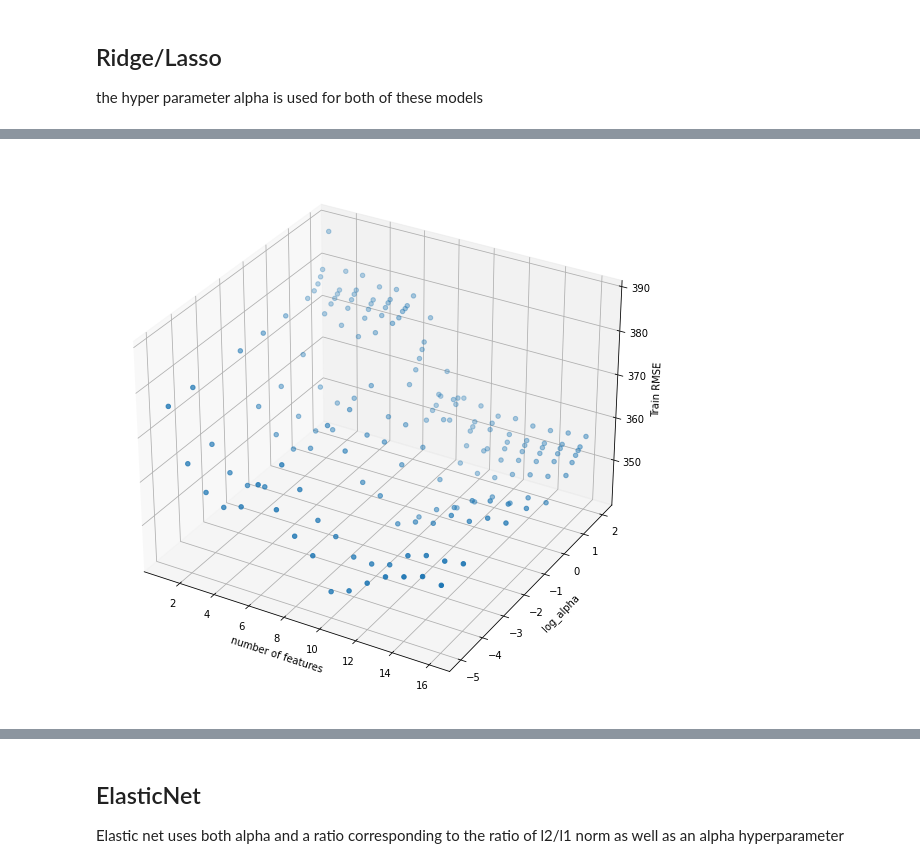
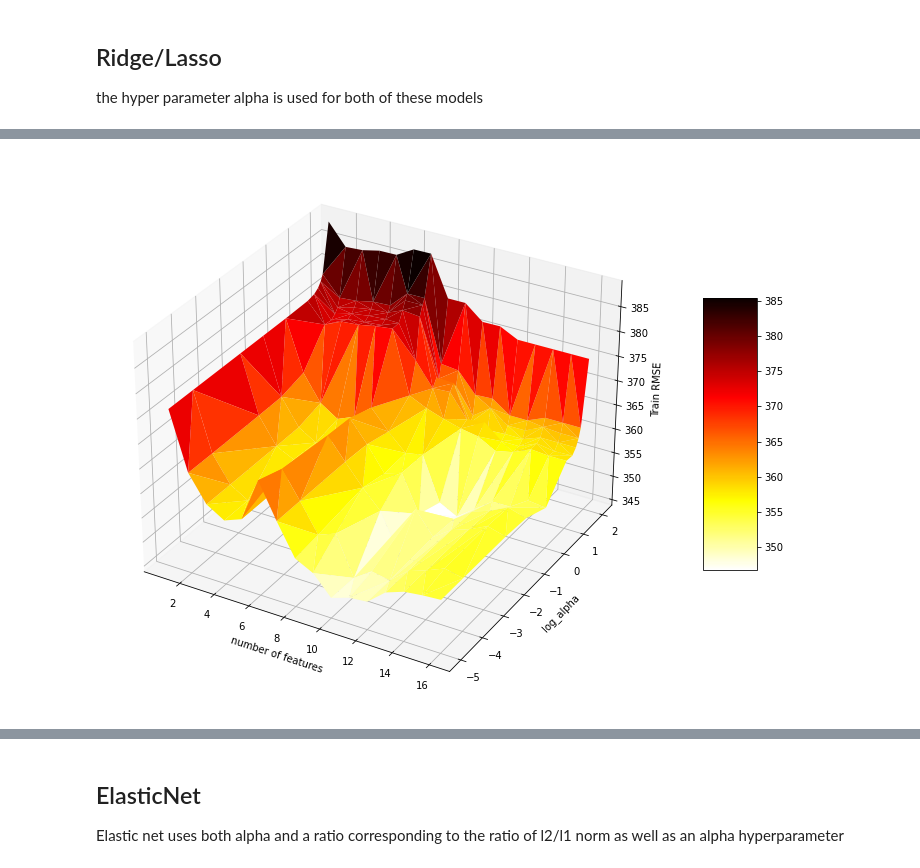
Before and after one commit to RaphaelBouvet/stats_3, a Jupyter notebook: Notebooks/03-CrossValidation&Regularisation.ipynb, the cells around one changed output, grey strips where cells are left out. Drawn from its saved outputs; the diff is of its cells as text; code cells hidden in the pictures.

```diff
--- a/Notebooks/03-CrossValidation&Regularisation.ipynb
+++ b/Notebooks/03-CrossValidation&Regularisation.ipynb
@@ -867,2 +841,0 @@ top20.plot(x='rank_test_score',y='RMSE_train')
-# %%
-best_pipe.fit(baseball_test,salary_test)
@@ -893,5 +873,5 @@ def fitmodel(grid_search,X_train,X_test,y_train,y_test):
 # %%
-baseball_train, baseball_test, salary_train, salary_test = train_test_split(baseball_std,salary,random_state=2708)
+baseball_train, baseball_test, salary_train, salary_test = train_test_split(baseball_dp,salary,random_state=2708)
 # %%
 scaler = StandardScaler()
 selector = SelectKBest(mutual_info_regression,k='all')
@@ -992,0 +985,14 @@ Name: param_model__alpha, Length: 176, dtype: float64
+# %%
+my_cmap = plt.get_cmap('hot_r')
+
+fig = plt.figure(figsize=(20,10))
+ax = plt.axes(projection='3d')
+trisurf = ax.plot_trisurf(
+    results.param_selector__k,
+    np.log10(results.param_model__alpha.astype(float)),
+    results.RMSE_train,
+cmap=my_cmap)
+ax.set_xlabel('number of features')
+ax.set_ylabel('log_alpha')
+ax.set_zlabel('Train RMSE');
+fig.colorbar(trisurf, ax = ax, shrink = 0.5, aspect = 5);
@@ -992,0 +1020,12 @@ Name: param_model__alpha, Length: 176, dtype: float64
+# %%
+model_3 = Lasso(max_iter=10000)
+
+param = {'selector__k':[i for i in range(1,17)],
+        'model__alpha':alp}
+
+pipe = Pipeline(steps=[("scaler", scaler),
+                       ("selector", selector),
+                       ("model", model_3)])
+
+grid_search = GridSearchCV(pipe,param,cv=10,scoring='neg_mean_squared_error')
+results,best_pipe = fitmodel(grid_search,baseball_train, baseball_test, salary_train, salary_test)
@@ -993,11 +1055,15 @@ Name: param_model__alpha, Length: 176, dtype: float64
 # %%
 fig = plt.figure(figsize=(20,10))
 ax = plt.axes(projection='3d')
-ax.scatter3D(results.param_selector__k,
-               np.log10(results.param_model__alpha.astype(float)),
-               results.RMSE_train)
+
+trisurf = ax.plot_trisurf(
+    results.param_selector__k,
+    np.log10(results.param_model__alpha.astype(float)),
+    results.RMSE_train,
+    cmap=my_cmap)
 ax.set_xlabel('number of features')
 ax.set_ylabel('log_alpha')
-ax.set_zlabel('Train RMSE');
+ax.set_zlabel('Train RMSE')
+fig.colorbar(trisurf, ax = ax, shrink = 0.5, aspect = 5);
 # %% [output]
-[figure, old version]
+[figure, new version]
```
Also changed, not shown: parts of 42 cells of this notebook.
